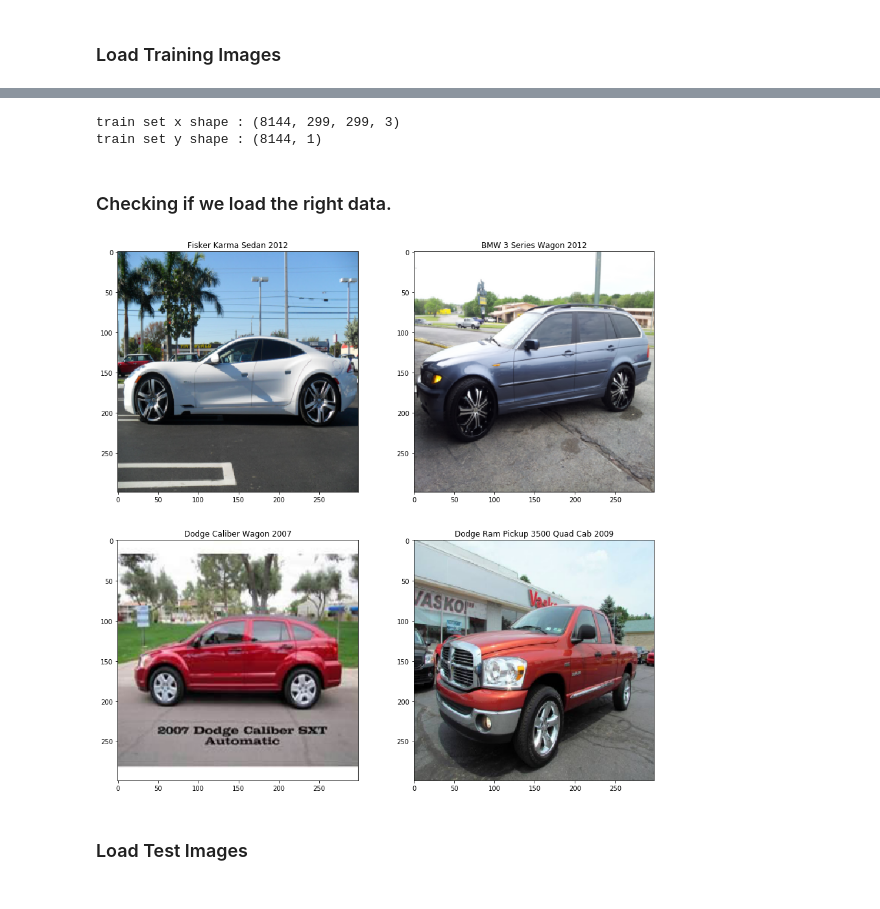
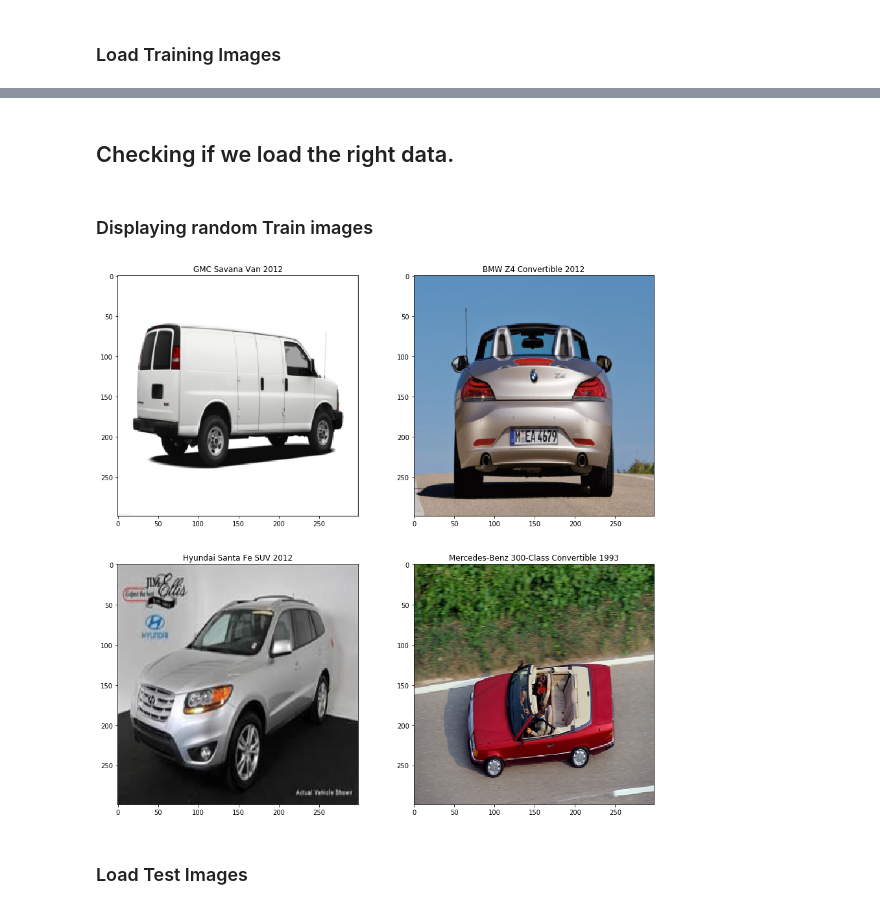
Before and after one commit to faizmisman/Grab-AI-challenge, a Jupyter notebook: Stacked_ensemble_model.ipynb, the cells around one changed output, grey strips where cells are left out. Cells and saved outputs as stored; diff of their text form; code cells hidden in the pictures.

```diff
--- a/Stacked_ensemble_model.ipynb
+++ b/Stacked_ensemble_model.ipynb
@@ -89,9 +91,9 @@ from pathlib import Path
 folder = 'input/'
 devkit_path = Path(folder + 'devkit/')
 cars_meta = loadmat(devkit_path/'cars_meta.mat')
-train_path = Path(folder + 'cars_train/')
+train_path = folder + 'cars_train/'
 cars_train_annos = loadmat(devkit_path/'cars_train_annos.mat')
-test_path = Path(folder + 'cars_test/')
+test_path = folder + 'cars_test/'
 cars_test_annos = loadmat(devkit_path/'cars_test_annos_withlabels.mat')
 
 img_path = folder
@@ -124,7 +126,7 @@ frame = [[i.flat[0] for i in line] for line in cars_train_annos['annotations'][0
 columns = ['bbox_x1', 'bbox_y1', 'bbox_x2', 'bbox_y2', 'class_id', 'fname']
 df_train = pd.DataFrame(frame, columns=columns)
 df_train['class_id'] = df_train['class_id']-1 # Python indexing starts on zero.
-df_train['fname'] = ['input/cars_train/' + f for f in df_train['fname']] #  Appending Path
+df_train['fname'] = [train_path + f for f in df_train['fname']] #  Appending Path
 
 for i in range (len(df_train['class_id'])):
     f = df_train['class_id'][i]
@@ -150,7 +152,7 @@ frame = [[i.flat[0] for i in line] for line in cars_test_annos['annotations'][0]
 columns = ['bbox_x1', 'bbox_y1', 'bbox_x2', 'bbox_y2', 'class_id', 'fname']
 df_test = pd.DataFrame(frame, columns=columns)
 df_test['class_id'] = df_test['class_id']-1 # Python indexing starts on zero.
-df_test['fname'] = ['input/cars_test/' + f for f in df_test['fname']] #  Appending Path
+df_test['fname'] = [test_path + f for f in df_test['fname']] #  Appending Path
 
 for i in range (len(df_test['class_id'])):
     f = df_test['class_id'][i]
@@ -187,32 +189,32 @@ for n, id_ in tqdm_notebook(enumerate(df_train['fname']), total=len(df_train['fn
     y_imgs[n] = np.int(df_train['class_id'][n])
 # %% [output]
 [interactive output not drawn]
-# %%
-print("train set x shape :", x_imgs.shape)
-print("train set y shape :", y_imgs.shape)
-# %% [output]
-train set x shape : (8144, 299, 299, 3)
-train set y shape : (8144, 1)
 # %% [markdown]
-### Checking if we load the right data.
+## Checking if we load the right data.
 # %%
-train_sample = x_imgs.shape[0]
-rand= np.random.randint(0,train_sample,4)
+def get_images(length, df, imgs):
 
-fig=plt.figure(figsize=(15, 15))
-columns = 2
-rows = 2
-for i in range(1, columns*rows +1):
-    r = rand[i-1]
-    img = x_imgs[r]
-    cla_name = df_train['class_name'][r]
-    fig.add_subplot(rows, columns, i)
-    plt.title(cla_name)
-    plt.imshow(img)
+    rand= np.random.randint(0,length,4)
 
-plt.show()
+    fig=plt.figure(figsize=(15, 15))
+    columns = 2
+    rows = 2
+    for i in range(1, columns*rows +1):
+        r = rand[i-1]
+        img = imgs[r]
+        cla_name = df['class_name'][r]
+        fig.add_subplot(rows, columns, i)
+        plt.title(cla_name)
+        plt.imshow(img)
+
+    plt.show()
-# %% [output]
-[figure, removed]
+# %% [markdown]
+### Displaying random Train images
+# %%
+len_train = x_imgs.shape[0]
+get_images(len_train, df_train, x_imgs)
+# %% [output]
+[figure, added]
 # %% [markdown]
 ### Load Test Images
 # %%
```
Also changed, not shown: parts of 38 cells of this notebook.
